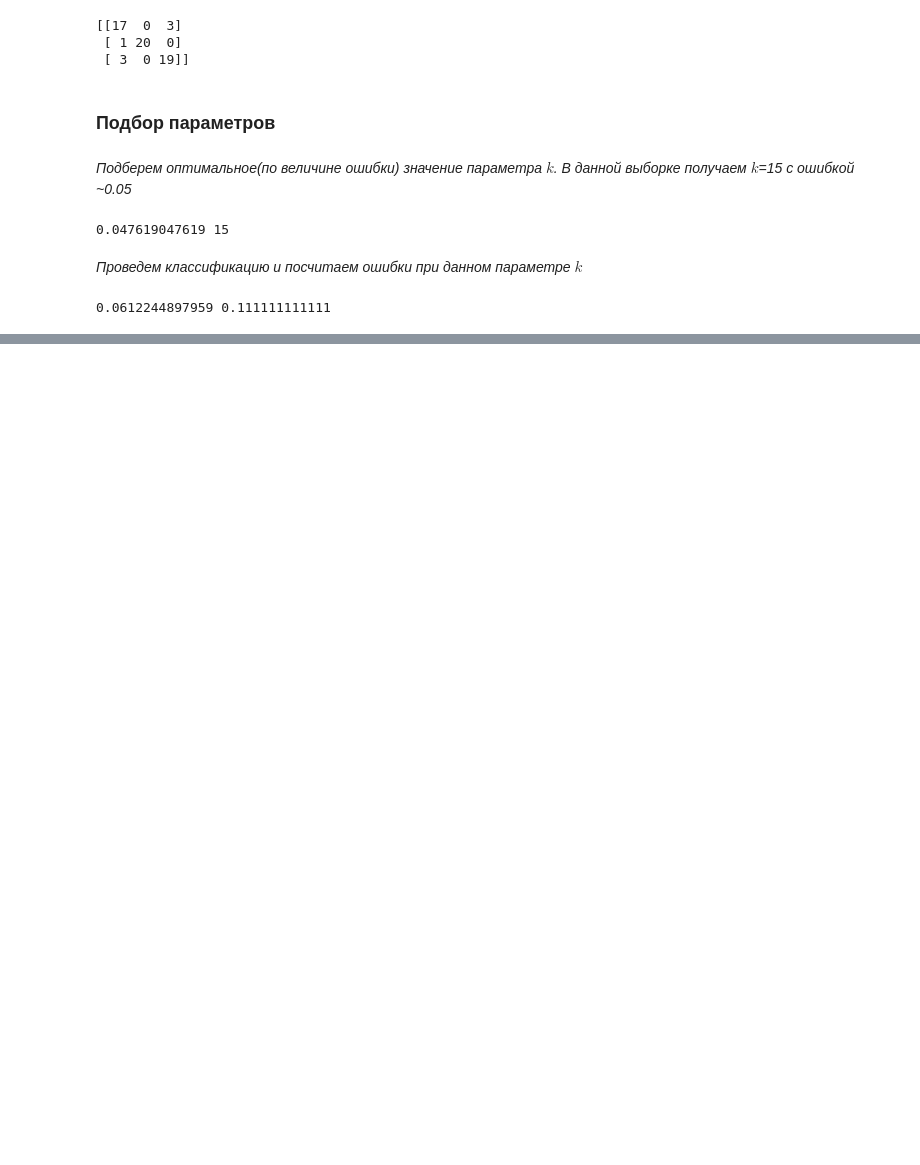
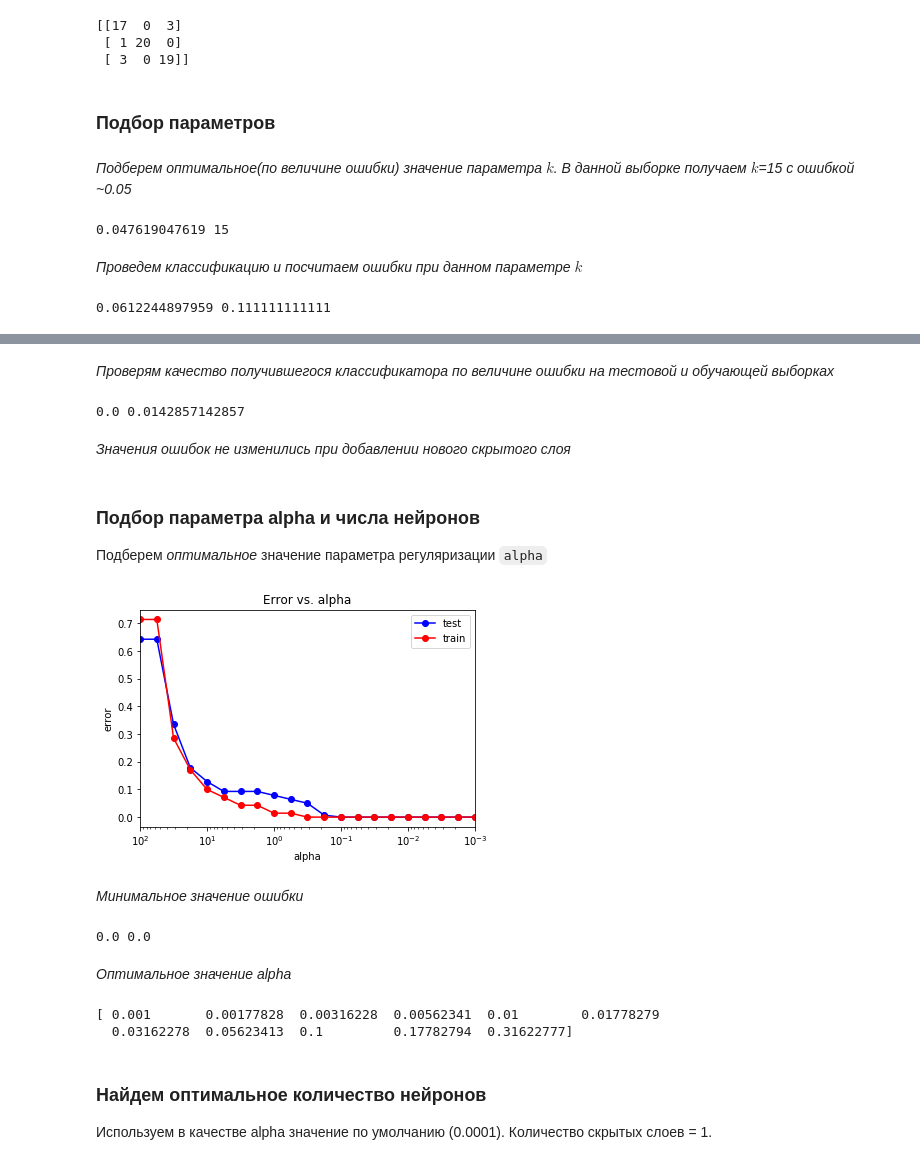
Before and after one commit to ValManP/MachineLearningCourse, a Jupyter notebook: ML_seeds_hw_Pozdiaev.ipynb, the cells around one changed output, grey strips where cells are left out. Drawn from its saved outputs; the diff is of its cells as text; code cells hidden in the pictures; blank space fills up the shorter version.

```diff
--- a/ML_seeds_hw1_Pozdiaev.ipynb
+++ b/ML_seeds_hw_Pozdiaev.ipynb
@@ -731,0 +742,4 @@ print(err_train, err_test)
+# %%
+from sklearn.neural_network import MLPClassifier
+mlp_model = MLPClassifier(hidden_layer_sizes = (100,), solver = 'lbfgs', activation = 'logistic', random_state = 24)
+mlp_model.fit(X_train, y_train)
@@ -731,0 +767,3 @@ print(err_train, err_test)
+# %%
+mlp_model = MLPClassifier(hidden_layer_sizes = (100, 100), solver = 'lbfgs', activation = 'logistic', random_state = 24)
+mlp_model.fit(X_train, y_train)
@@ -731,0 +778,58 @@ print(err_train, err_test)
+# %% [markdown]
+_Проверям качество получившегося классификатора по величине ошибки на тестовой и обучающей выборках_
+# %%
+y_train_pred = mlp_model.predict(X_train)
+y_test_pred = mlp_model.predict(X_test)
+
+print(np.mean(y_train != y_train_pred), np.mean(y_test != y_test_pred))
+# %% [output]
+0.0 0.0142857142857
+# %% [markdown]
+_Значения ошибок не изменились при добавлении нового скрытого слоя_
+# %% [markdown]
+### Подбор параметра alpha и числа нейронов
+Подберем _оптимальное_ значение параметра регуляризации `alpha`
+# %%
+alpha_arr = np.logspace(-3, 2, 21)
+test_err = []
+train_err = []
+for alpha in alpha_arr:
+    mlp_model = MLPClassifier(alpha = alpha, hidden_layer_sizes = (100,),
+                              solver = 'lbfgs', activation = 'logistic', random_state = 24)
+    mlp_model.fit(X_train, y_train)
+
+    y_train_pred = mlp_model.predict(X_train)
+    y_test_pred = mlp_model.predict(X_test)
+    train_err.append(np.mean(y_train != y_train_pred))
+    test_err.append(np.mean(y_test != y_test_pred))
+# %%
+plt.semilogx(alpha_arr, train_err, 'b-o', label = 'test')
+plt.semilogx(alpha_arr, test_err, 'r-o', label = 'train')
+plt.xlim([np.max(alpha_arr), np.min(alpha_arr)])
+plt.title('Error vs. alpha')
+plt.xlabel('alpha')
+plt.ylabel('error')
+plt.legend()
+pass
+# %% [output]
+[figure, added]
+# %% [markdown]
+_Минимальное значение ошибки_
+# %%
+min_train_err = np.min(train_err)
+min_test_err = np.min(test_err)
+print(min_train_err, min_test_err)
+# %% [output]
+0.0 0.0
+# %% [markdown]
+_Оптимальное значение alpha_
+# %%
+alpha_opt = alpha_arr[test_err == min_test_err]
+print(alpha_opt)
+alpha_opt = alpha_opt[0]
+# %% [output]
+[ 0.001       0.00177828  0.00316228  0.00562341  0.01        0.01778279
+  0.03162278  0.05623413  0.1         0.17782794  0.31622777]
+# %% [markdown]
+### Найдем оптимальное количество нейронов
+Используем в качестве alpha значение по умолчанию (0.0001). Количество скрытых слоев = 1.
```
Also changed, not shown: parts of 16 cells of this notebook.
